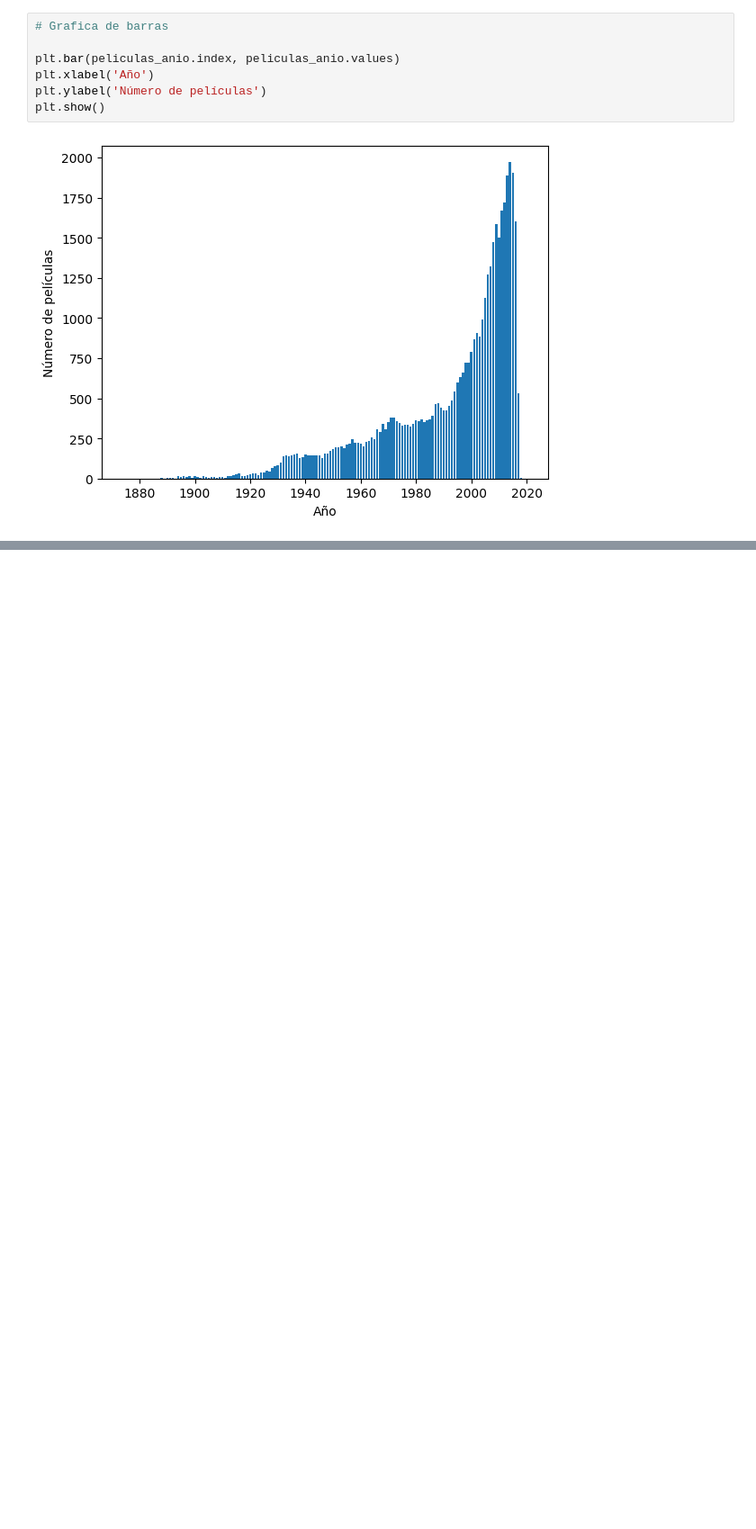
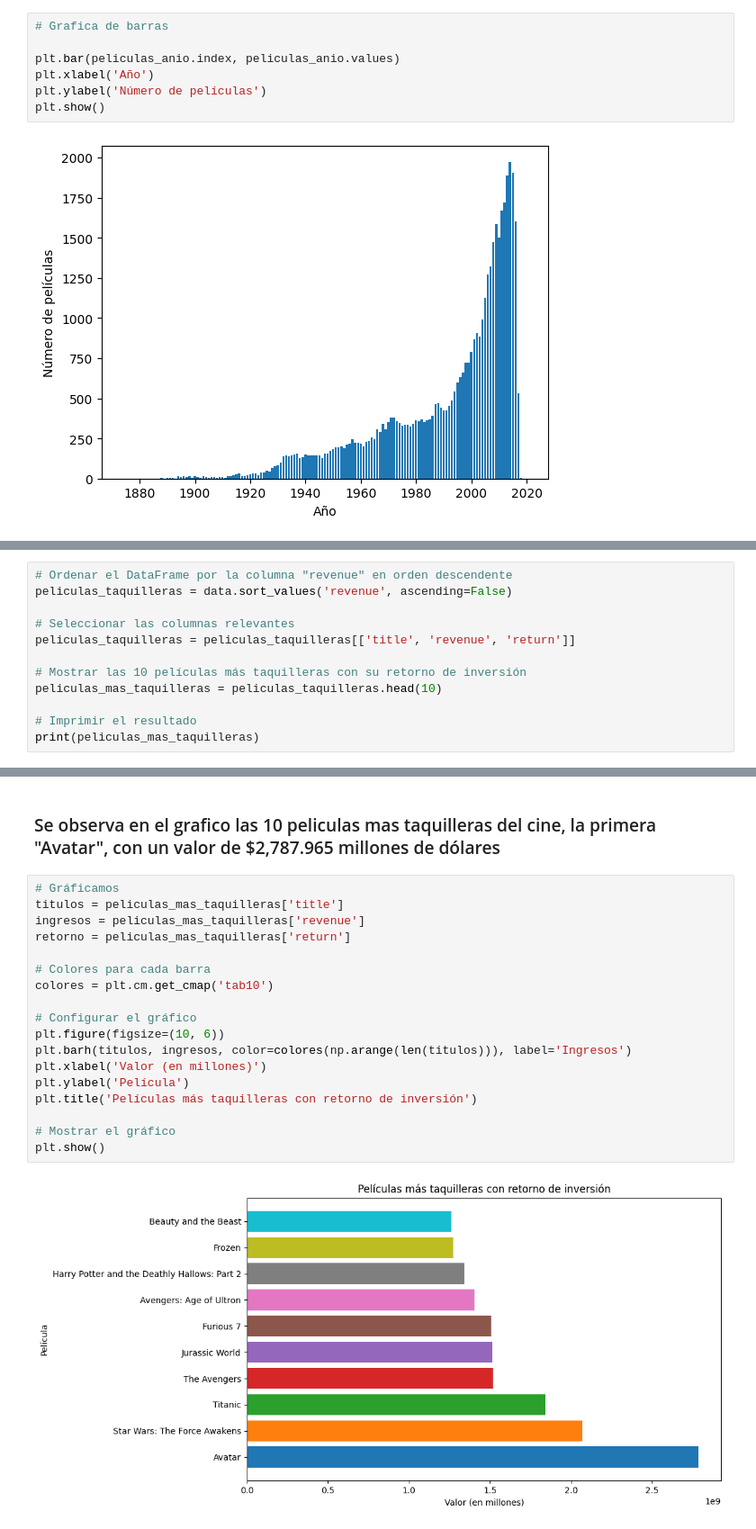
Before and after one commit to CASA27/MLOPs, a Jupyter notebook: eda.ipynb, the cells around one changed output, grey strips where cells are left out. Shown at 90% size. Cells and saved outputs as stored; diff of their text form; blank space fills up the shorter version.

```diff
--- a/eda.ipynb
+++ b/eda.ipynb
@@ -115,0 +137,12 @@ plt.show()
+# %%
+# Ordenar el DataFrame por la columna "revenue" en orden descendente
+peliculas_taquilleras = data.sort_values('revenue', ascending=False)
+
+# Seleccionar las columnas relevantes
+peliculas_taquilleras = peliculas_taquilleras[['title', 'revenue', 'return']]
+
+# Mostrar las 10 películas más taquilleras con su retorno de inversión
+peliculas_mas_taquilleras = peliculas_taquilleras.head(10)
+
+# Imprimir el resultado
+print(peliculas_mas_taquilleras)
@@ -115,0 +161,22 @@ plt.show()
+# %% [markdown]
+### Se observa en el grafico las 10 peliculas mas taquilleras del cine, la primera "Avatar", con un valor de $2,787.965 millones de dólares
+# %%
+# Gráficamos
+titulos = peliculas_mas_taquilleras['title']
+ingresos = peliculas_mas_taquilleras['revenue']
+retorno = peliculas_mas_taquilleras['return']
+
+# Colores para cada barra
+colores = plt.cm.get_cmap('tab10')
+
+# Configurar el gráfico
+plt.figure(figsize=(10, 6))
+plt.barh(titulos, ingresos, color=colores(np.arange(len(titulos))), label='Ingresos')
+plt.xlabel('Valor (en millones)')
+plt.ylabel('Película')
+plt.title('Películas más taquilleras con retorno de inversión')
+
+# Mostrar el gráfico
+plt.show()
+# %% [output]
+[figure, added]
```
Also changed, not shown: parts of 11 cells of this notebook, 5 other files.
